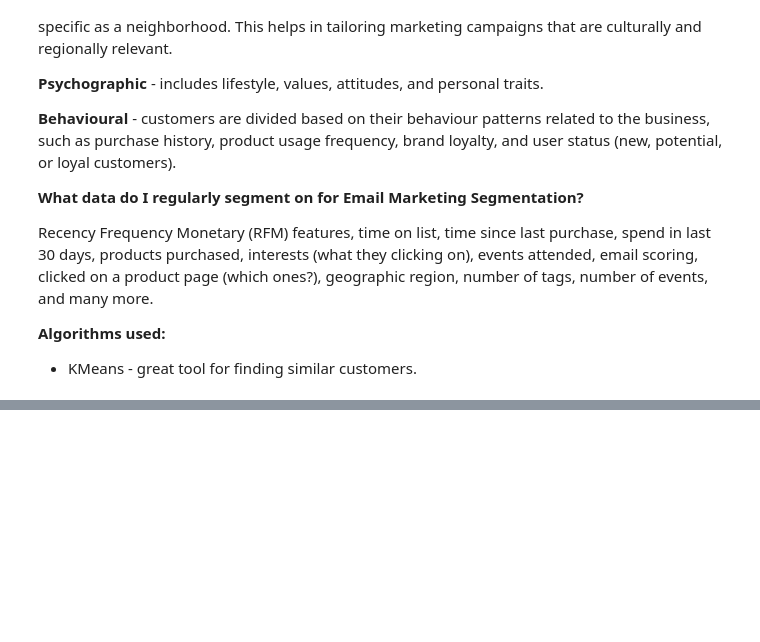
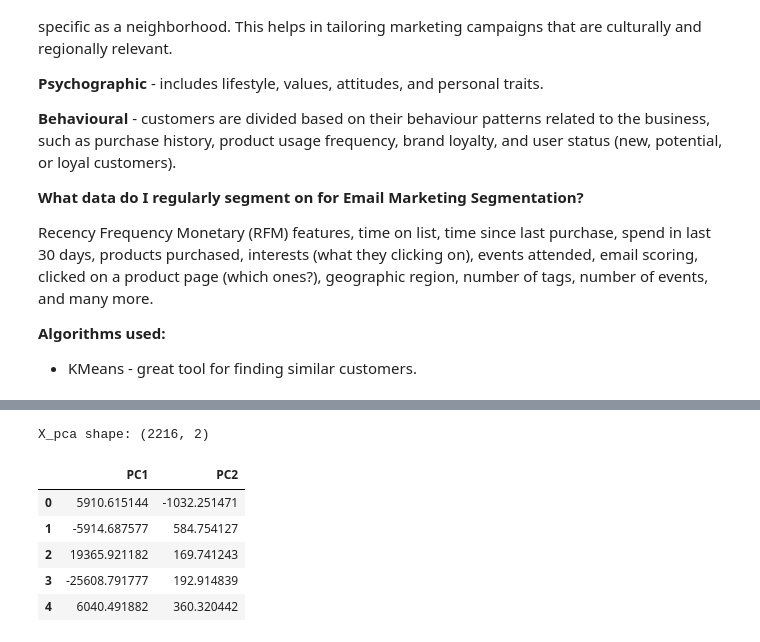
Before and after one commit to eddychetz/machine-learning-labs, a Jupyter notebook: lab-202-clustering/lab_202-clustering-for-customer-segmentation-with-KMeans.ipynb, the cells around one changed output, grey strips where cells are left out. Saved outputs shown, nothing was run; the diff lists cells and outputs as text; code cells hidden in the pictures; blank space fills up the shorter version.

```diff
--- a/lab-202-clustering/lab_202-clustering-for-customer-segmentation-with-KMeans.ipynb
+++ b/lab-202-clustering/lab_202-clustering-for-customer-segmentation-with-KMeans.ipynb
@@ -89,0 +261,20 @@ from sklearn.cluster import KMeans
+# %%
+# Instantiate transformer
+pca = PCA(n_components=2, random_state=42)
+
+# Transform `X`
+X_t = pca.fit_transform(X)
+X_t
+# # Put `X_t` into DataFrame
+X_pca = pd.DataFrame(X_t, columns=["PC1", "PC2"])
+
+print("X_pca shape:", X_pca.shape)
+X_pca.head()
+# %% [output]
+X_pca shape: (2216, 2)
+|  | PC1 | PC2 |
+| 0 | 5910.615144 | -1032.251471 |
+| 1 | -5914.687577 | 584.754127 |
+| 2 | 19365.921182 | 169.741243 |
+| 3 | -25608.791777 | 192.914839 |
+| 4 | 6040.491882 | 360.320442 |
```
Also changed, not shown: parts of 11 cells of this notebook, 32 other files.
